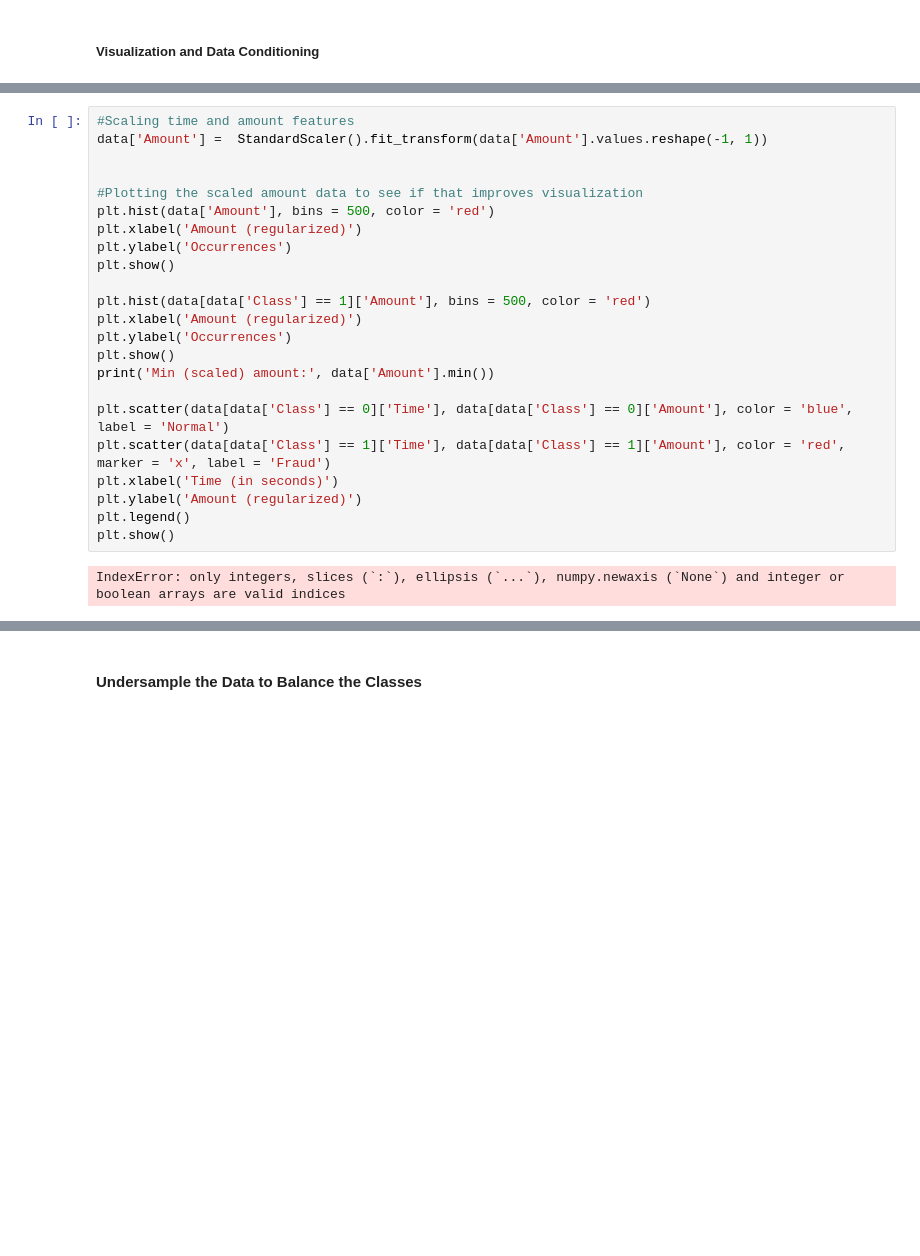
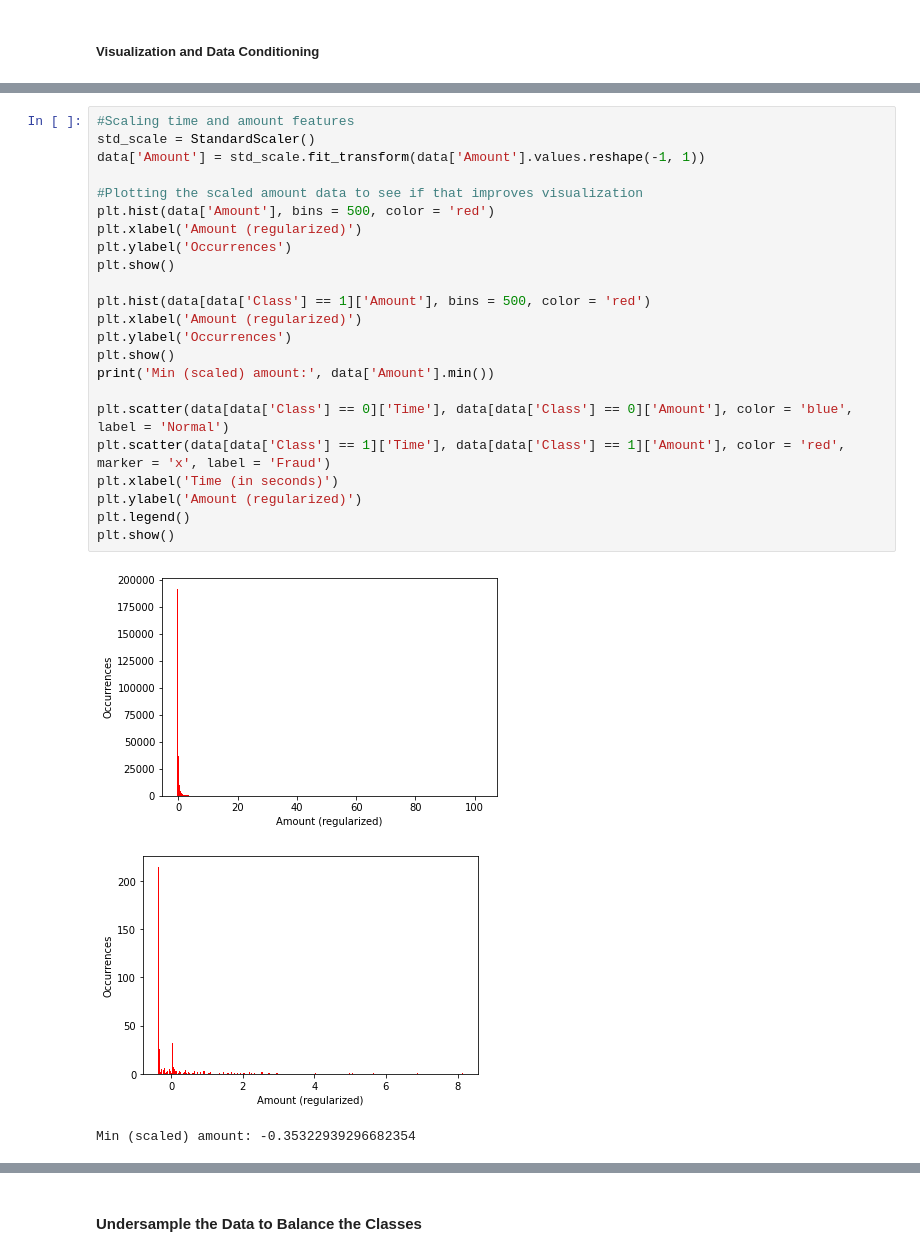
Before and after one commit to meuliano/ML_Credit_Card_Fraud_Detection, a Jupyter notebook: FraudDetection_ClairesEdits.ipynb, the cells around one changed output, grey strips where cells are left out. Drawn from its saved outputs; the diff is of its cells as text; blank space fills up the shorter version.

```diff
--- a/FraudDetection_ClairesEdits.ipynb
+++ b/FraudDetection_ClairesEdits.ipynb
@@ -68,25 +96,27 @@ plt.show()
 # %%
 #Scaling time and amount features
-data['Amount'] =  StandardScaler().fit_transform(data['Amount'].values.reshape(-1, 1))
-
+std_scale = StandardScaler()
+data['Amount'] = std_scale.fit_transform(data['Amount'].values.reshape(-1, 1))
 
 #Plotting the scaled amount data to see if that improves visualization
 plt.hist(data['Amount'], bins = 500, color = 'red')
 plt.xlabel('Amount (regularized)')
 plt.ylabel('Occurrences')
 plt.show()
 
 plt.hist(data[data['Class'] == 1]['Amount'], bins = 500, color = 'red')
 plt.xlabel('Amount (regularized)')
 plt.ylabel('Occurrences')
 plt.show()
 print('Min (scaled) amount:', data['Amount'].min())
 
 plt.scatter(data[data['Class'] == 0]['Time'], data[data['Class'] == 0]['Amount'], color = 'blue', label = 'Normal')
 plt.scatter(data[data['Class'] == 1]['Time'], data[data['Class'] == 1]['Amount'], color = 'red', marker = 'x', label = 'Fraud')
 plt.xlabel('Time (in seconds)')
 plt.ylabel('Amount (regularized)')
 plt.legend()
 plt.show()
 # %% [output]
+[figure, added]
+[figure, added]
-IndexError: only integers, slices (`:`), ellipsis (`...`), numpy.newaxis (`None`) and integer or boolean arrays are valid indices
+Min (scaled) amount: -0.35322939296682354
```
Also changed, not shown: parts of 6 cells of this notebook.
